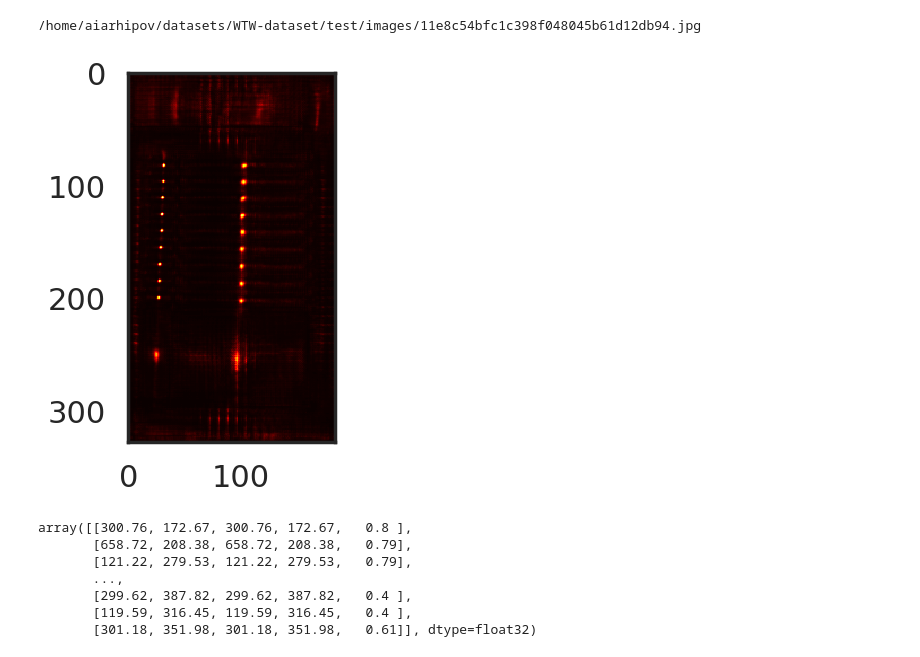
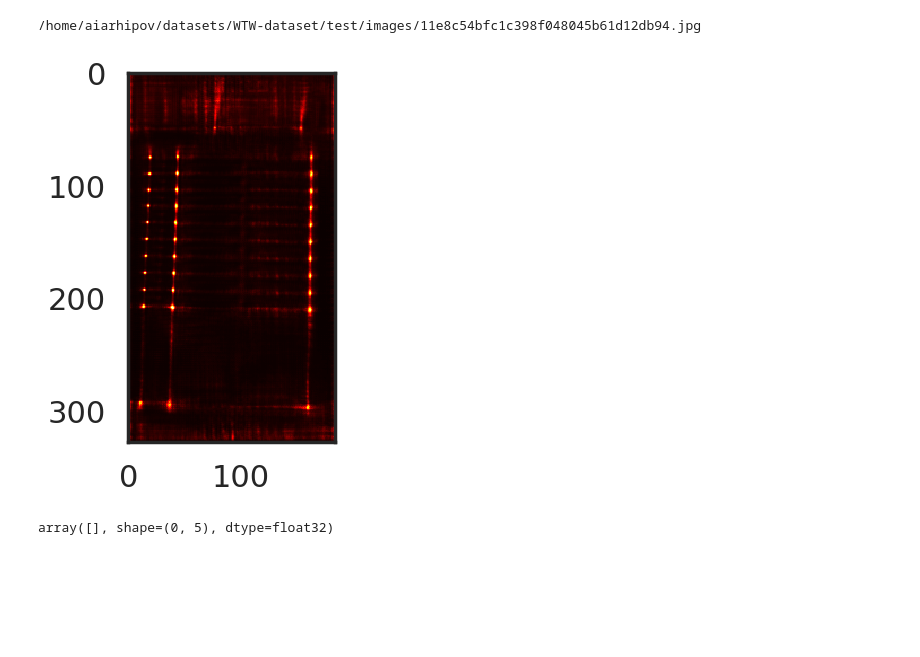
Before and after one commit to ArchieAlexArkhipov/Cycle-CenterNet-experiments, a Jupyter notebook: post-processing/eval_bad_model.ipynb, the cells around one changed output. Drawn from its saved outputs; the diff is of its cells as text; code cells hidden in the pictures; blank space fills up the shorter version.

```diff
--- a/post-processing/eval_bad_model.ipynb
+++ b/post-processing/eval_bad_model.ipynb
@@ -39,7 +39,7 @@ def get_free_gpu():
 # %%
 checkpoint_file = '/home/aiarhipov/centernet/exps/21_fix_hm/epoch_6.pth'
 
-config_file = "/home/aiarhipov/centernet/exps/22_no_val_nms/config.py"
+config_file = "/home/aiarhipov/centernet/exps/21_fix_hm/config.py"
 cfg = Config.fromfile(config_file)
 
 set_random_seed(0, deterministic=False)
@@ -166,25 +166,19 @@ center_heatmap_preds, offset_preds, center2vertex_pred, vertex2center_pred = mod
 # %%
 import matplotlib.pyplot as plt
 import numpy as np
 
-plt.imshow(center_heatmap_preds[0][0][0].cpu().detach().numpy(), cmap='hot', interpolation='nearest')
+plt.imshow(center_heatmap_preds[0][0][1].cpu().detach().numpy(), cmap='hot', interpolation='nearest')
 plt.show()
 # %% [output]
-[figure, old version]
+[figure, new version]
 # %%
 # conf_pred = conf_pred.astype(int)
 # conf_pred[0, 0], conf_pred[0, 2]
 # conf_pred = conf_pred[(conf_pred[:, 0] != conf_pred[:, 2]) & (conf_pred[:, 1] != conf_pred[:, 3])]
 # %%
 # [conf_pred[(conf_pred[:, 0] < 20)&(conf_pred[:, 1] <30)]]
-conf_pred[(conf_pred.astype(int)[:, 0] == conf_pred.astype(int)[:, 2])]
+# conf_pred[(conf_pred.astype(int)[:, 0] == conf_pred.astype(int)[:, 2])]
 # %% [output]
-array([[300.76, 172.67, 300.76, 172.67,   0.8 ],
-       [658.72, 208.38, 658.72, 208.38,   0.79],
-       [121.22, 279.53, 121.22, 279.53,   0.79],
-       ...,
-       [299.62, 387.82, 299.62, 387.82,   0.4 ],
-       [119.59, 316.45, 119.59, 316.45,   0.4 ],
-       [301.18, 351.98, 301.18, 351.98,   0.61]], dtype=float32)
+array([], shape=(0, 5), dtype=float32)
 # %%
 # show_result_pyplot(model, img_path, [conf_pred[(conf_pred.astype(int)[:, 0] != conf_pred.astype(int)[:, 2])]], score_thr = 0.)
```
Also changed, not shown: parts of 2 cells of this notebook, 11 other files.
